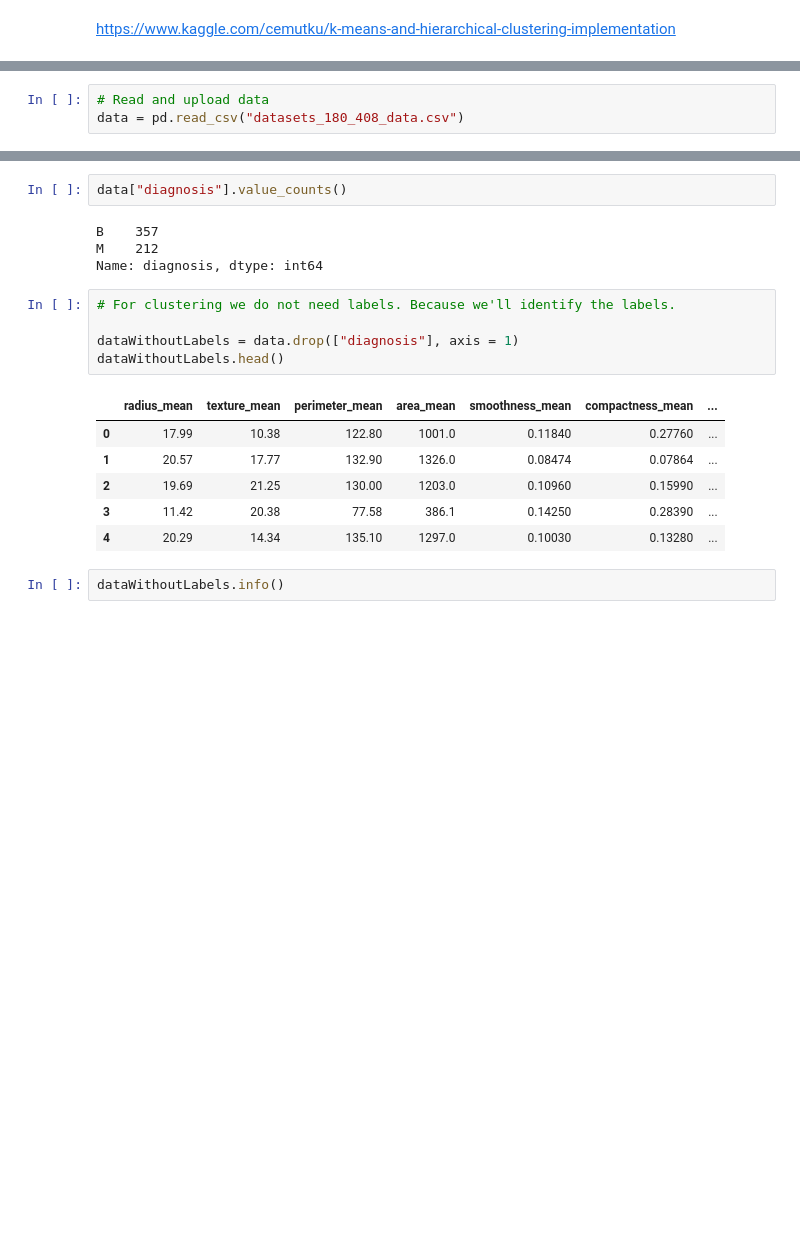
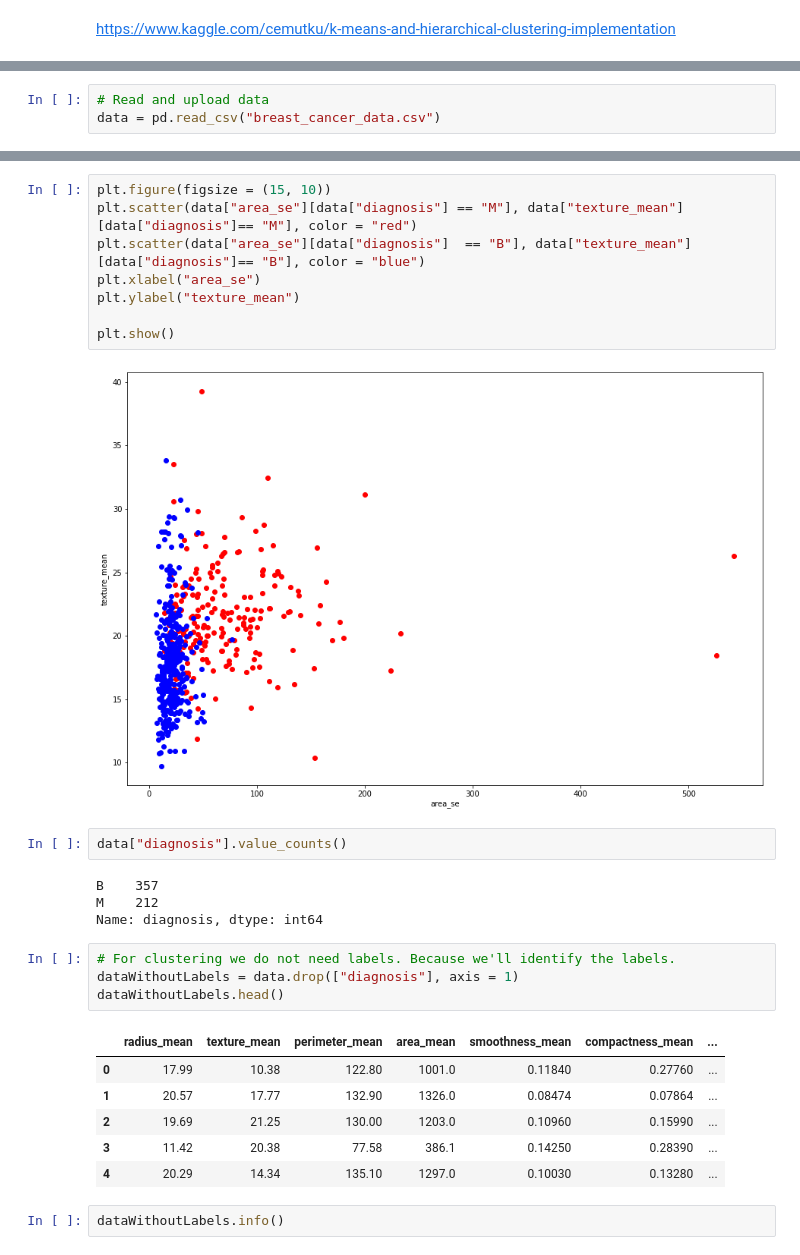
Before and after one commit to cagBRT/Machine-Learning, a Jupyter notebook: HierarchicalClustering4.ipynb, the cells around one changed output, grey strips where cells are left out. Cells and saved outputs as stored; diff of their text form; blank space fills up the shorter version.

```diff
--- a/HierarchicalClustering4.ipynb
+++ b/HierarchicalClustering4.ipynb
@@ -20,6 +34,6 @@ import os
 # %%
 # Read and upload data
-data = pd.read_csv("datasets_180_408_data.csv")
+data = pd.read_csv("breast_cancer_data.csv")
 # %%
 # We don't need id and NaN data.
 data.drop(["Unnamed: 32", "id"], axis = 1, inplace = True)
@@ -31,6 +45,16 @@ data.head()
 | 2 | M | 19.69 | 21.25 | 130.00 | 1203.0 | 0.10960 | 0.15990 | ... |
 | 3 | M | 11.42 | 20.38 | 77.58 | 386.1 | 0.14250 | 0.28390 | ... |
 | 4 | M | 20.29 | 14.34 | 135.10 | 1297.0 | 0.10030 | 0.13280 | ... |
+# %%
+plt.figure(figsize = (15, 10))
+plt.scatter(data["area_se"][data["diagnosis"] == "M"], data["texture_mean"][data["diagnosis"]== "M"], color = "red")
+plt.scatter(data["area_se"][data["diagnosis"]  == "B"], data["texture_mean"][data["diagnosis"]== "B"], color = "blue")
+plt.xlabel("area_se")
+plt.ylabel("texture_mean")
+
+plt.show()
+# %% [output]
+[figure, added]
 # %%
 data["diagnosis"].value_counts()
 # %% [output]
@@ -39,7 +63,6 @@ M    212
 Name: diagnosis, dtype: int64
 # %%
 # For clustering we do not need labels. Because we'll identify the labels.
-
 dataWithoutLabels = data.drop(["diagnosis"], axis = 1)
 dataWithoutLabels.head()
 # %% [output]
```
Also changed, not shown: parts of 9 cells of this notebook.
